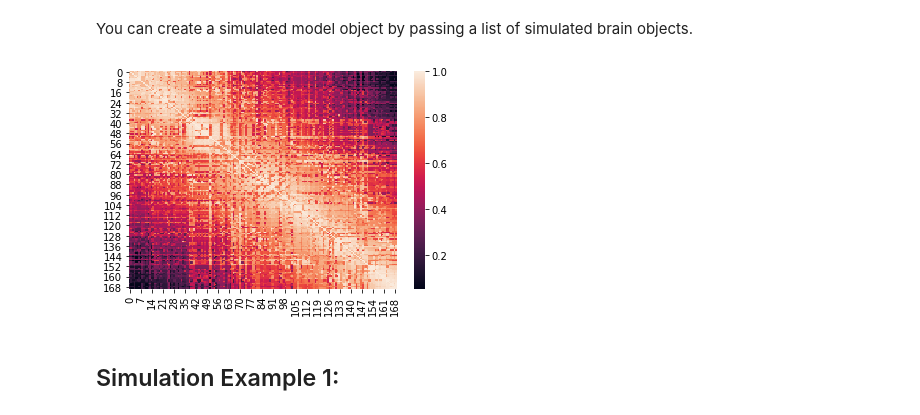
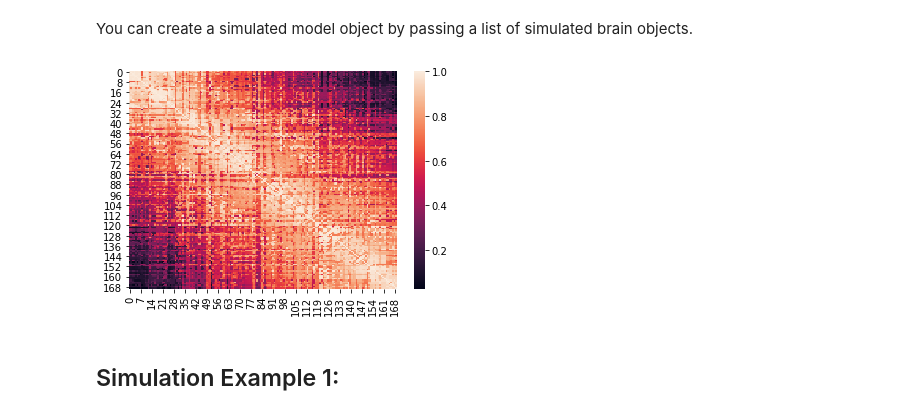
Before and after one commit to ContextLab/supereeg, a Jupyter notebook: docs/tutorial/simulate_objects.ipynb, the cells around one changed output. Drawn from its saved outputs; the diff is of its cells as text; code cells hidden in the pictures.

```diff
--- a/docs/tutorial/simulate_objects.ipynb
+++ b/docs/tutorial/simulate_objects.ipynb
@@ -102,17 +102,17 @@ bo = se.simulate_bo(n_samples=1000, sample_rate=1000, locs=locs, cov=R)
 You can create a simulated model object by passing a list of simulated brain objects.
 # %%
 # list of 3 simulated brain objects, each with 20 locations, for model
-model_bos = [se.simulate_model_bos(n_samples=1000, sample_rate=1000, sample_locs=20,
+model_bos = [se.simulate_model_bos(n_samples=100, sample_rate=1000, sample_locs=20,
                                    locs=locs, cov=R) for x in range(5)]
 
 # create model from list of brain objects
 model = se.Model(data=model_bos, locs=locs)
 
 # plot the model
 model.plot()
 plt.show()
 # %% [output]
-[figure, old version]
+[figure, new version]
 # %% [markdown]
 ## Simulation Example 1:
 # %% [markdown]
```
Also changed, not shown: parts of 9 cells of this notebook.
